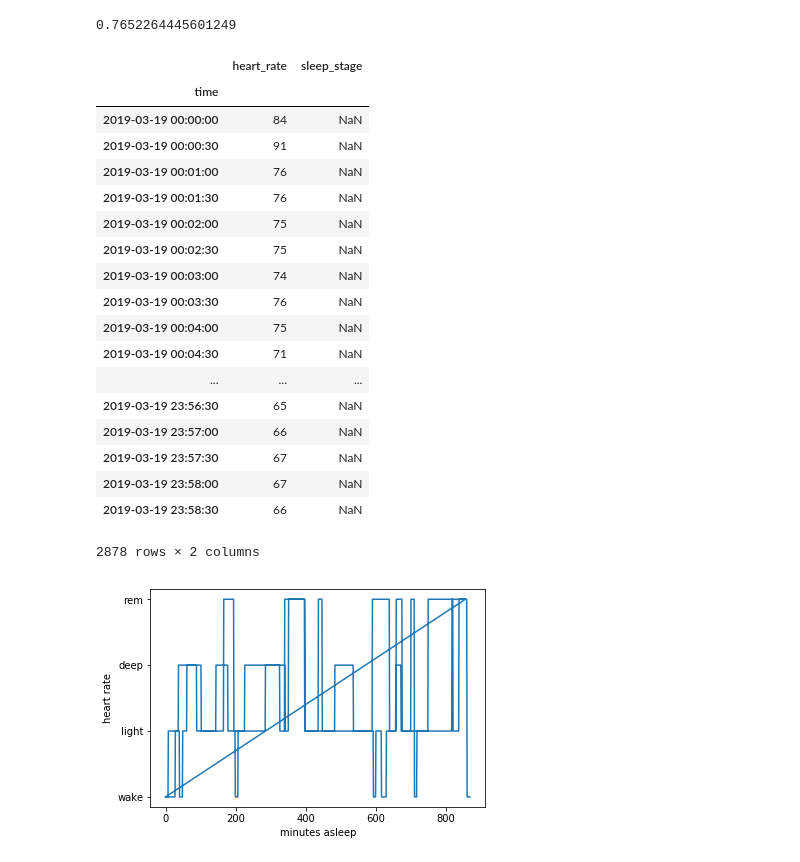
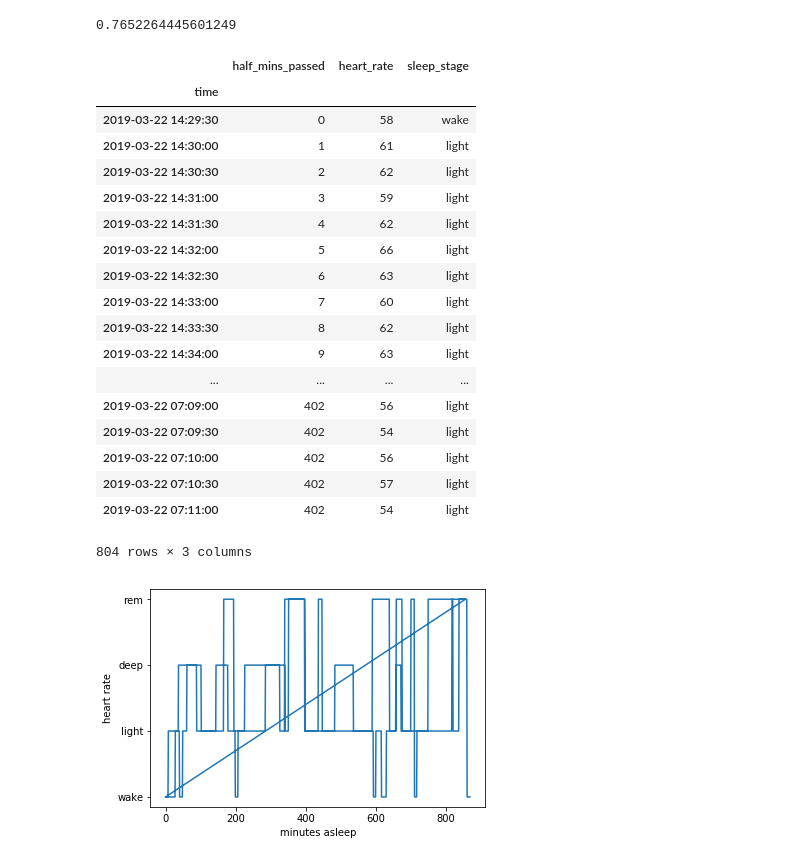
Before and after one commit to giokhar/sleep-pattern-recognition, a Jupyter notebook: Analysis.ipynb, the cells around one changed output. Drawn from its saved outputs; the diff is of its cells as text; code cells hidden in the pictures.

Commit message:
get_dataframe fully working version, keeps all the sleep data including naps (if detailed) + update_data_files worked

```diff
--- a/Analysis.ipynb
+++ b/Analysis.ipynb
@@ -22,51 +76,51 @@ accuracy_score(y2, y2_model)
 # %%
-from data_collection import get_heart_rate_data, get_data_from_server, datetime_str_to_object
-
 def get_dataframe(date):
     """Returns the df of time(index), heart_rate, sleep_stage, half_mins_passed"""
     # create pandas dataframe from json, resample 30 seconds and write mean(integer) of heart rates
     df = pd.DataFrame(get_heart_rate_data(date)).set_index('time').resample('30s').mean().fillna(0).astype(int)
-    df['sleep_stage'] = np.nan # fill sleep_stages with nan values
-    isDetailed = False
+    clean_df = pd.DataFrame(columns=['heart_rate','sleep_stage','half_mins_passed'])
 
     # get sleep data from the data file
     data = get_data_from_server(date, "sleep")
     for sleep in data['sleep']:
         if sleep['type'] == "stages": # get the detailed sleeps as many as there are in 24hrs
-            isDetailed = True
             start_time = datetime_str_to_object(sleep['startTime'])# sleep start time
             end_time = datetime_str_to_object(sleep['endTime'])# sleep end time
+
+            # get only sleep time heart rate data from the entire day heart rate data
+            clean_df = clean_df.append(df.loc[start_time:end_time,], sort=True)
             for item in sleep['levels']['data']:
-                df.loc[datetime_str_to_object(item['dateTime']), 'sleep_stage'] = item['level']
+                clean_df.loc[datetime_str_to_object(item['dateTime']), 'sleep_stage'] = item['level']
+            clean_df['time'] = clean_df.index # create a time column that is equal to index
+            clean_df = clean_df.fillna(method='ffill') # forward fill the sleep stages in-between
+            # generate the amount of 30 seconds passed based on the time and sleep start_time
+            clean_df.loc[clean_df['half_mins_passed'].isnull(), 'half_mins_passed'] = clean_df.apply(lambda x: (x['time']-start_time).total_seconds()//30, axis=1)
+            clean_df['half_mins_passed'] = clean_df['half_mins_passed'].astype(int)  # convert column to int
+            clean_df.index.name='time' # name our index as time
 
-    if isDetailed:
-        df = df.loc[start_time:end_time,].fillna(method='ffill')
-        df['half_mins_passed'] = np.arange(len(df))
+    return clean_df[['half_mins_passed','heart_rate','sleep_stage']] #return empty list to indicate that there is no detailed sleep
 
-        return df[['half_mins_passed','heart_rate','sleep_stage']] # correct order
-    return [] # return empty list to indicate that there is no detailed sleep
-
-get_dataframe('2019-03-19')
+get_dataframe('2019-03-22')
 # %% [output]
-|  | heart_rate | sleep_stage |
-| time |  |  |
-| 2019-03-19 00:00:00 | 84 | NaN |
-| 2019-03-19 00:00:30 | 91 | NaN |
-| 2019-03-19 00:01:00 | 76 | NaN |
-| 2019-03-19 00:01:30 | 76 | NaN |
-| 2019-03-19 00:02:00 | 75 | NaN |
-| 2019-03-19 00:02:30 | 75 | NaN |
-| 2019-03-19 00:03:00 | 74 | NaN |
-| 2019-03-19 00:03:30 | 76 | NaN |
-| 2019-03-19 00:04:00 | 75 | NaN |
-| 2019-03-19 00:04:30 | 71 | NaN |
-| ... | ... | ... |
-| 2019-03-19 23:56:30 | 65 | NaN |
-| 2019-03-19 23:57:00 | 66 | NaN |
-| 2019-03-19 23:57:30 | 67 | NaN |
-| 2019-03-19 23:58:00 | 67 | NaN |
-| 2019-03-19 23:58:30 | 66 | NaN |
+|  | half_mins_passed | heart_rate | sleep_stage |
+| time |  |  |  |
+| 2019-03-22 14:29:30 | 0 | 58 | wake |
+| 2019-03-22 14:30:00 | 1 | 61 | light |
+| 2019-03-22 14:30:30 | 2 | 62 | light |
+| 2019-03-22 14:31:00 | 3 | 59 | light |
+| 2019-03-22 14:31:30 | 4 | 62 | light |
+| 2019-03-22 14:32:00 | 5 | 66 | light |
+| 2019-03-22 14:32:30 | 6 | 63 | light |
+| 2019-03-22 14:33:00 | 7 | 60 | light |
+| 2019-03-22 14:33:30 | 8 | 62 | light |
+| 2019-03-22 14:34:00 | 9 | 63 | light |
+| ... | ... | ... | ... |
+| 2019-03-22 07:09:00 | 402 | 56 | light |
+| 2019-03-22 07:09:30 | 402 | 54 | light |
+| 2019-03-22 07:10:00 | 402 | 56 | light |
+| 2019-03-22 07:10:30 | 402 | 57 | light |
+| 2019-03-22 07:11:00 | 402 | 54 | light |
-2878 rows × 2 columns
+804 rows × 3 columns
 # %%
 import matplotlib.pyplot as plt
 
```
Also changed, not shown: parts of 1 cell of this notebook, 2 other files.
